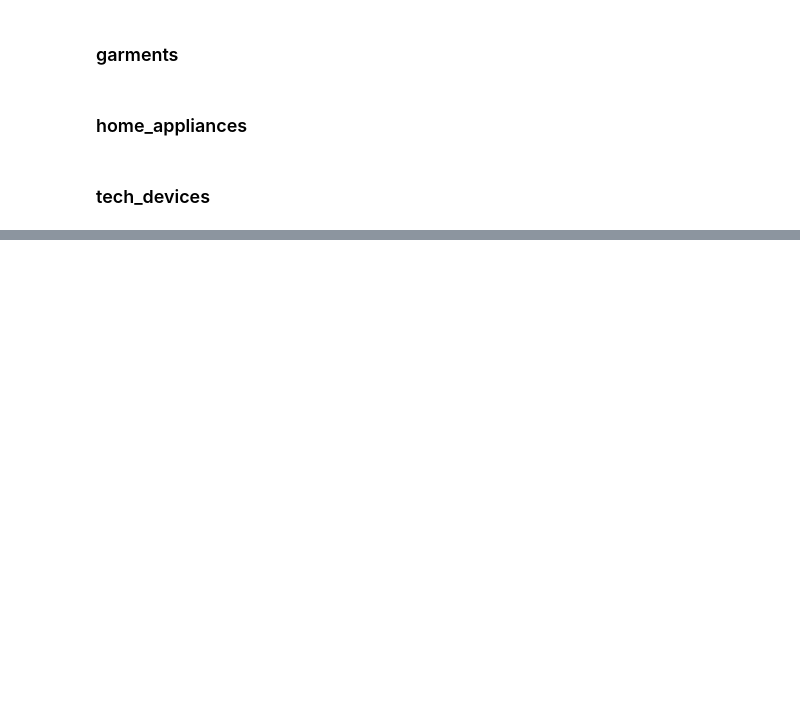
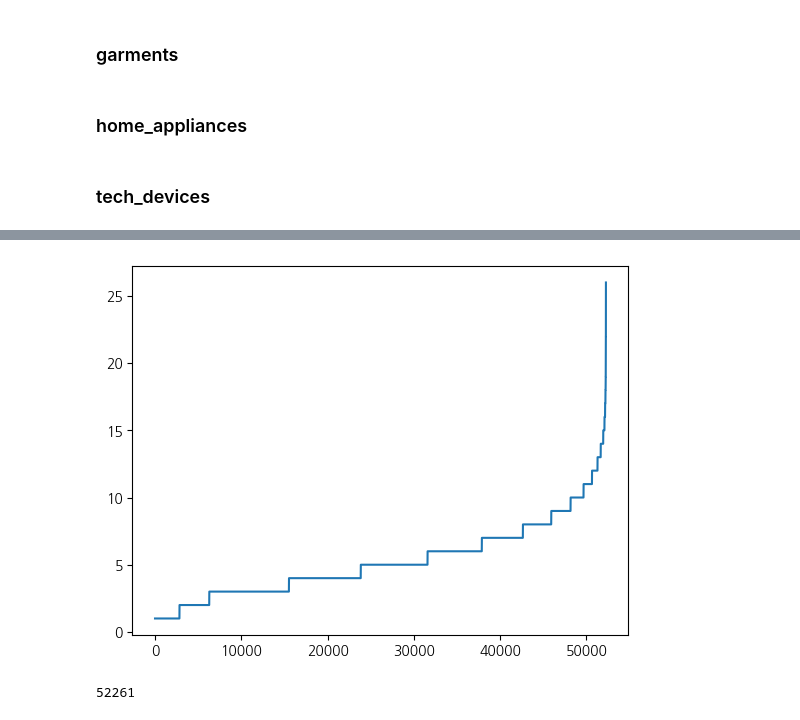
Before and after one commit to emo-compass/compass, a Jupyter notebook: notebooks/aspect-modeling/lstm.ipynb, the cells around one changed output, grey strips where cells are left out. Drawn from its saved outputs; the diff is of its cells as text; code cells hidden in the pictures; blank space fills up the shorter version.

```diff
--- a/notebooks/aspect-modeling/lstm.ipynb
+++ b/notebooks/aspect-modeling/lstm.ipynb
@@ -318,0 +370,2 @@ categories = {}
+# %%
+X_train, X_test, y_train, y_test = train_test_split(X, y, test_size=0.2, random_state=88)
@@ -318,0 +416,17 @@ categories = {}
+# %%
+okt = Okt()
+stopwords = ['은','는','이','가','하','아','것','들','의','있','되','수','보','주','등','한']
+# stopwords 근거 찾아보기
+# stopwords = [‘의’,‘가’,‘이’,‘은’,‘들’,‘는’,‘좀’,‘잘’,‘걍’,‘과’,‘도’,‘를’,‘으로’,‘자’,‘에’,‘와’,‘한’,‘하다’,‘다’, ‘로’]
+# %%
+# preprocessing에서 가장 정확도가 높았던 Type 2 선택
+clean_train_review_2 = []
+clean_test_review_2 = []
+
+for SentimentText in X_train:
+    clean_train_review_2.append(preprocessing(SentimentText,okt,stem=True,remove_stopwords=False,stopwords=stopwords))
+
+for SentimentText in X_test:
+    clean_test_review_2.append(preprocessing(SentimentText,okt,stem=True,remove_stopwords=False,stopwords=stopwords))
+
+clean_train_review_2[:4]
@@ -318,0 +435,5 @@ categories = {}
+# %%
+# 토큰화 후 문장별 토큰 수 탐색
+tokens_len_2 = [len(tokens) for tokens in clean_train_review_2]
+df_tokens_len_2 = pd.DataFrame(tokens_len_2, columns=['Token Count'])
+df_tokens_len_2.describe()
@@ -318,0 +450,14 @@ categories = {}
+# %%
+import matplotlib.pyplot as plt
+%matplotlib inline
+
+tokens_len_2.sort()
+plt.plot(tokens_len_2)
+plt.show()
+# %% [output]
+[figure, added]
+# %%
+max_sequence_length = 26
+print(sum([int(l<=max_sequence_length) for l in tokens_len_2]))
+# %% [output]
+52261
```
Also changed, not shown: parts of 23 cells of this notebook.
